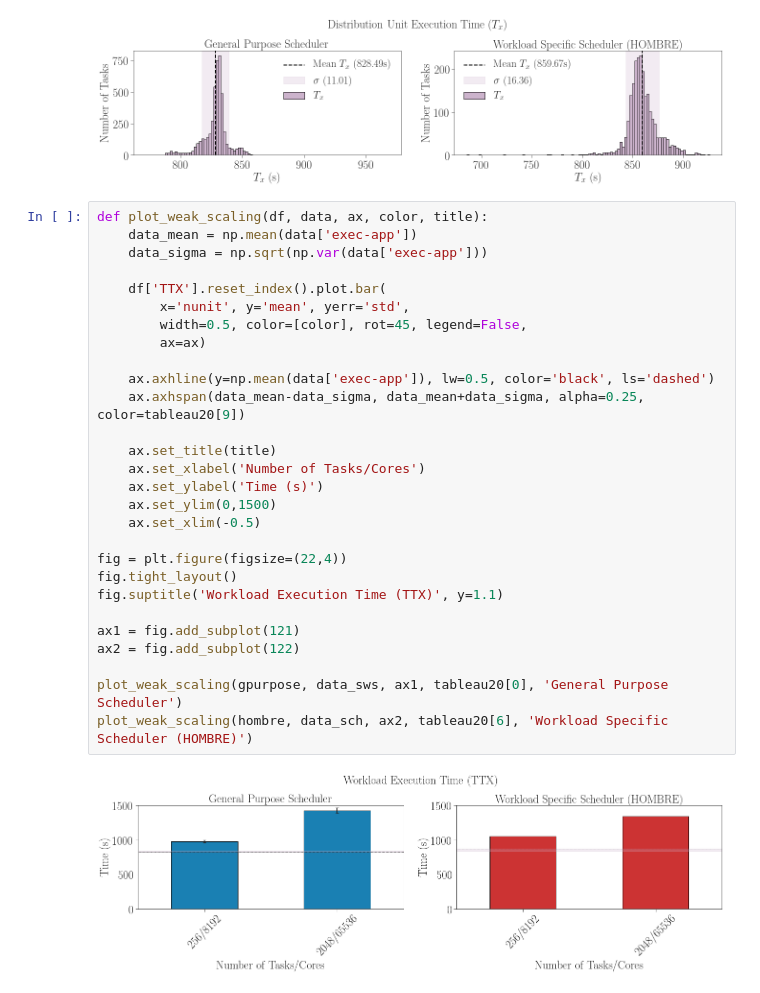
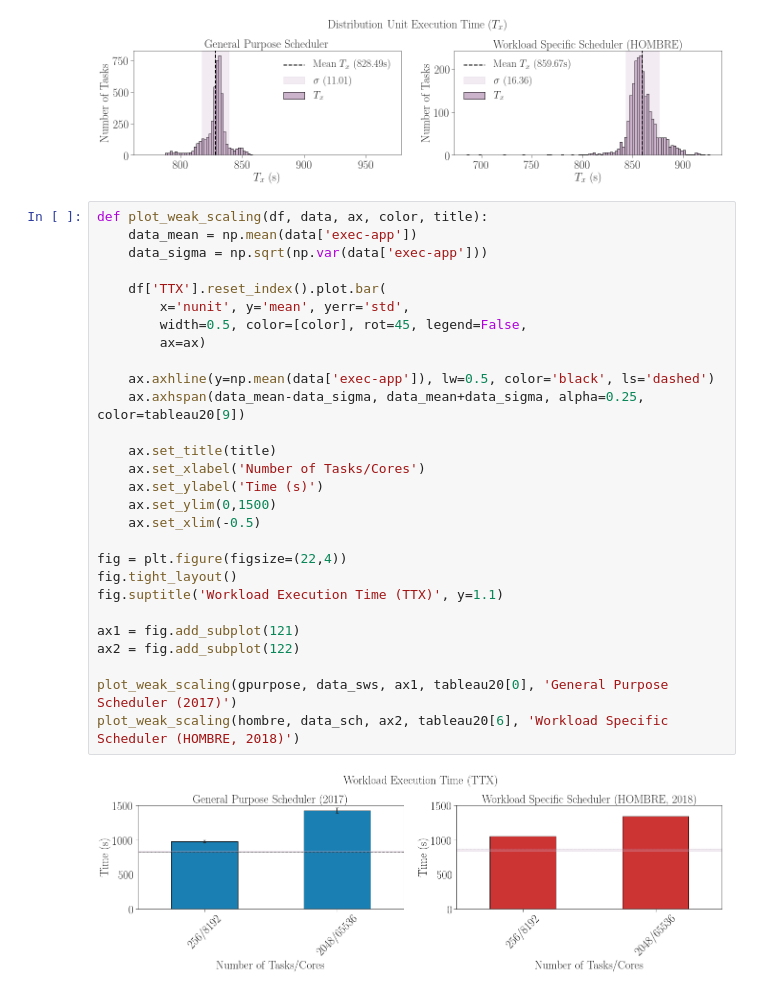
Before and after one commit to radical-experiments/rp.paper, a Jupyter notebook: analysis/rp_paper_scheduler_experiments.ipynb, the cells around one changed output. Drawn from its saved outputs; the diff is of its cells as text.

```diff
--- a/analysis/rp_paper_scheduler_experiments.ipynb
+++ b/analysis/rp_paper_scheduler_experiments.ipynb
@@ -194,30 +194,30 @@ plot_distribution_tx(data_sch, ax2, 'Workload Specific Scheduler (HOMBRE)')
 # %%
 def plot_weak_scaling(df, data, ax, color, title):
     data_mean = np.mean(data['exec-app'])
     data_sigma = np.sqrt(np.var(data['exec-app']))
 
     df['TTX'].reset_index().plot.bar(
         x='nunit', y='mean', yerr='std',
         width=0.5, color=[color], rot=45, legend=False,
         ax=ax)
 
     ax.axhline(y=np.mean(data['exec-app']), lw=0.5, color='black', ls='dashed')
     ax.axhspan(data_mean-data_sigma, data_mean+data_sigma, alpha=0.25, color=tableau20[9])
 
     ax.set_title(title)
     ax.set_xlabel('Number of Tasks/Cores')
     ax.set_ylabel('Time (s)')
     ax.set_ylim(0,1500)
     ax.set_xlim(-0.5)
 
 fig = plt.figure(figsize=(22,4))
 fig.tight_layout()
 fig.suptitle('Workload Execution Time (TTX)', y=1.1)
 
 ax1 = fig.add_subplot(121)
 ax2 = fig.add_subplot(122)
 
-plot_weak_scaling(gpurpose, data_sws, ax1, tableau20[0], 'General Purpose Scheduler')
-plot_weak_scaling(hombre, data_sch, ax2, tableau20[6], 'Workload Specific Scheduler (HOMBRE)')
+plot_weak_scaling(gpurpose, data_sws, ax1, tableau20[0], 'General Purpose Scheduler (2017)')
+plot_weak_scaling(hombre, data_sch, ax2, tableau20[6], 'Workload Specific Scheduler (HOMBRE, 2018)')
 # %% [output]
-[figure, old version]
+[figure, new version]
```
Also changed, not shown: parts of 1 cell of this notebook, 3 other files.
